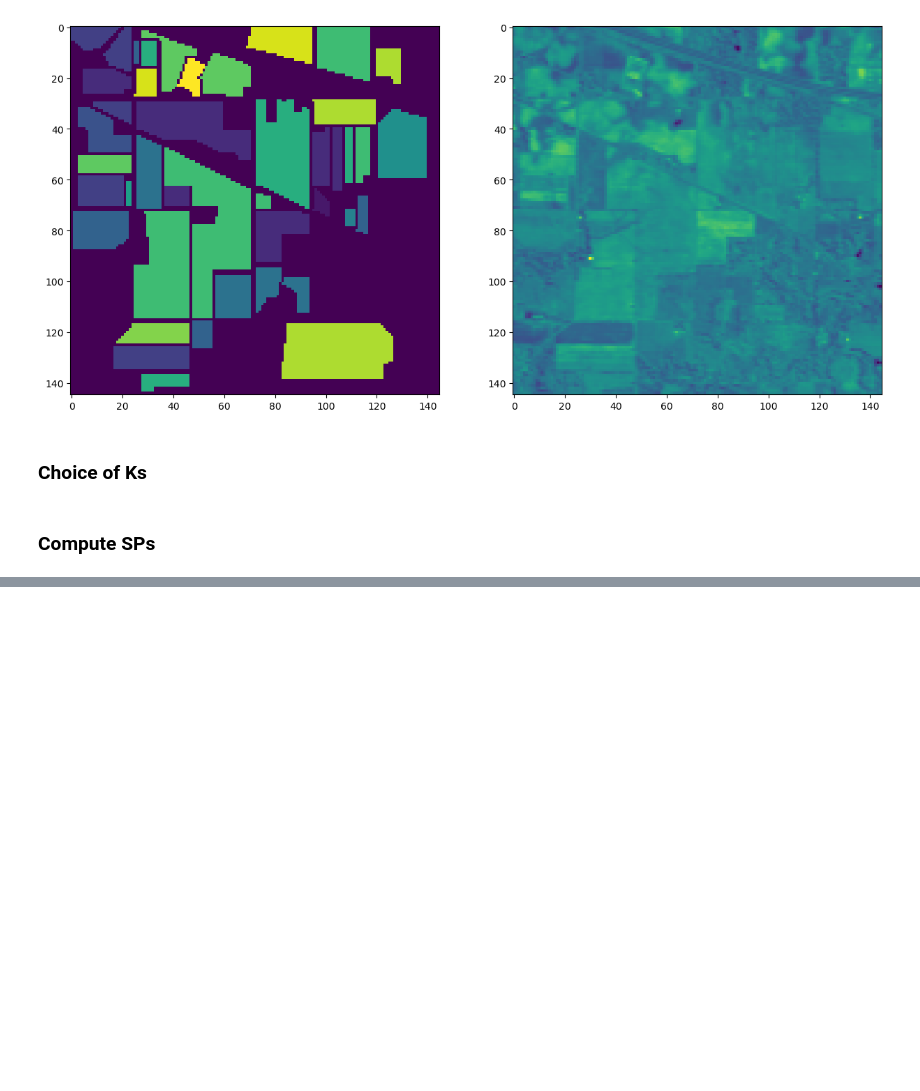
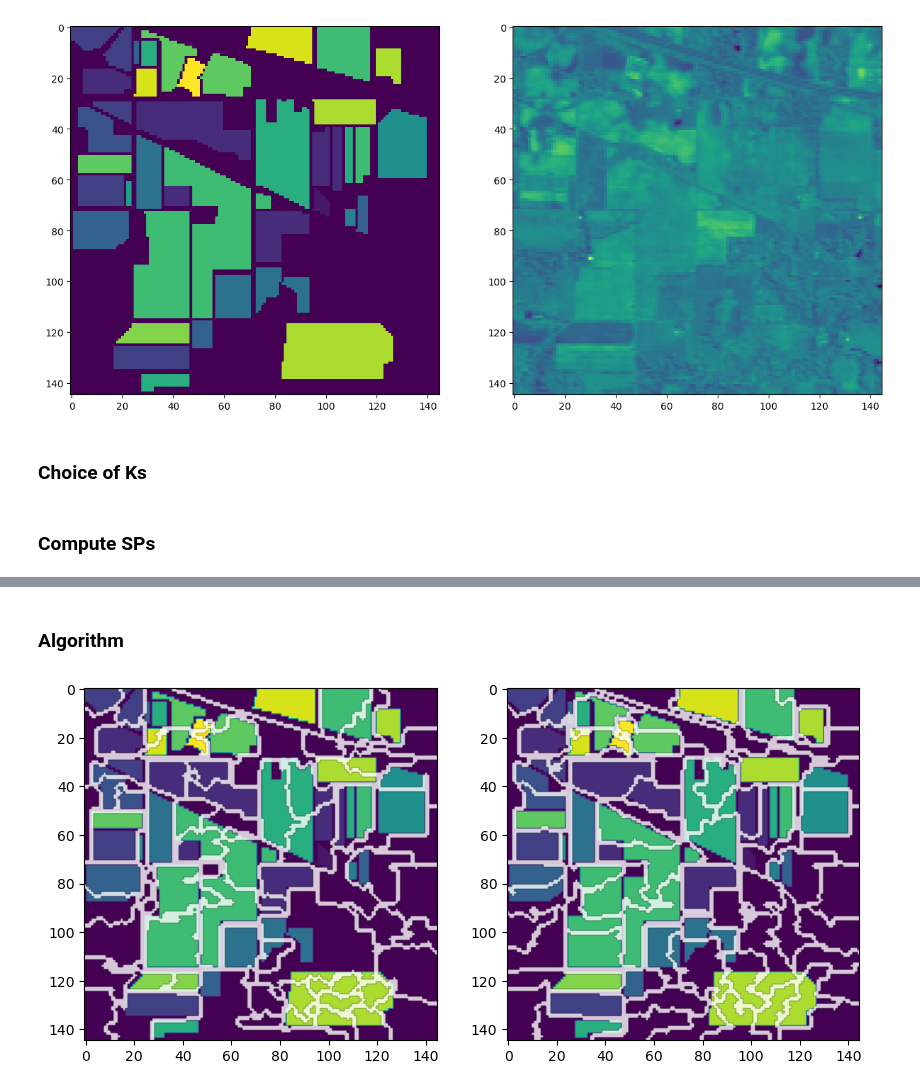
Before and after one commit to GeckSpy/M1-internship-SSGA, a Jupyter notebook: code/MultiLevelSP.ipynb, the cells around one changed output, grey strips where cells are left out. Saved outputs shown, nothing was run; the diff lists cells and outputs as text; code cells hidden in the pictures; blank space fills up the shorter version.

```diff
--- a/code/MultiLevelSP.ipynb
+++ b/code/MultiLevelSP.ipynb
@@ -104,0 +205,46 @@ plt.show()
+# %% [markdown]
+### Algorithm
+# %%
+from classes import MinHeap
+
+usedVarFun = anovaFtest
+n_component = 0
+
+heap = MinHeap()
+for k in range(len(SPsDic[Ks[0]])):
+    heap.insert((0, k), -divide_comp_var(0, k, n_component, varFun=usedVarFun))
+
+K = 70
+while 0<len(heap.array)<K:
+    elt,w = heap.pop()
+    level, idSP = elt
+    childsID = getChilds[level][idSP]
+    if childsID==[]:
+        heap.insert((level, idSP), 0)
+        break
+    for id in childsID:
+        heap.insert((level+1, id), -divide_comp_var(level+1, id, n_component, varFun=usedVarFun))
+
+    """
+    SPs = [getSP(pair.first[0], pair.first[1]) for pair in heap.array]
+    plt.imshow(usedDataset["gt"])
+    plt.imshow(ERS.create_overlay_borders(usedDataset["gt"], SPs, color=[255,255,255,200]))
+    plt.show()
+    """
+
+
+
+
+SPs = [getSP(pair.first[0], pair.first[1]) for pair in heap.array]
+# %%
+basic_SPs = ERS.find_superpixel(trainData, K, lambda_coef="auto", simFun="norm1")
+# %%
+fig, axs = plt.subplots(1,2, figsize=(10,5))
+axs[0].imshow(usedDataset["gt"])
+axs[0].imshow(ERS.create_overlay_borders(usedDataset["gt"], SPs, color=[255,255,255,200]))
+
+axs[1].imshow(usedDataset["gt"])
+axs[1].imshow(ERS.create_overlay_borders(usedDataset["gt"], basic_SPs, color=[255,255,255,200]))
+plt.show()
+# %% [output]
+[figure, added]
```
Also changed, not shown: parts of 9 cells of this notebook.
